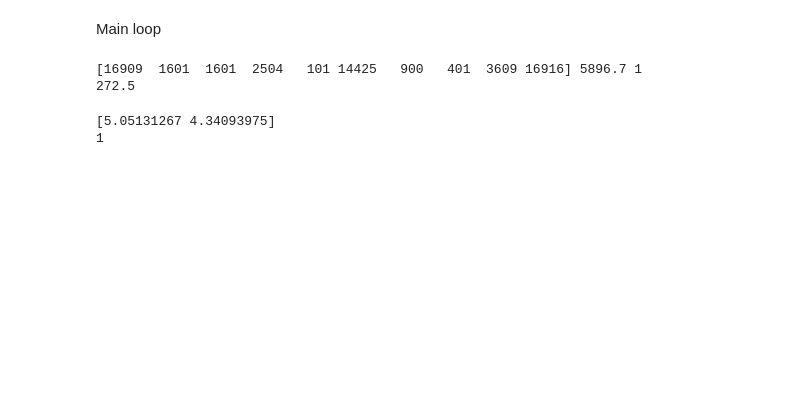
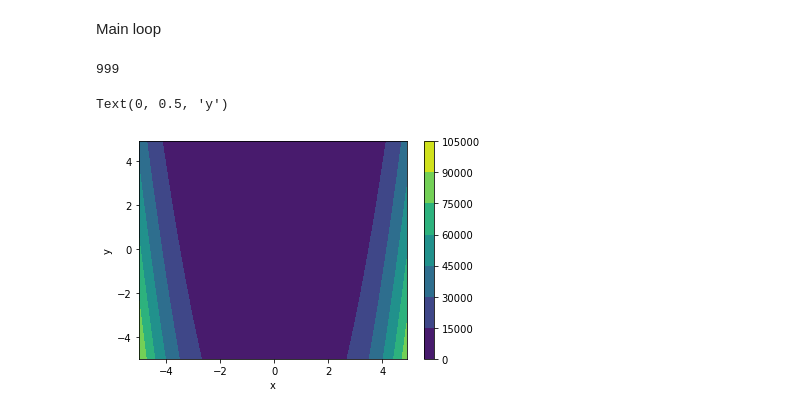
Before and after one commit to cesaromano/PSO-Algorithm, a Jupyter notebook: ACO.ipynb, the cells around one changed output. Saved outputs shown, nothing was run; the diff lists cells and outputs as text; code cells hidden in the pictures; blank space fills up the shorter version.

Commit message:
plots added

```diff
--- a/ACO.ipynb
+++ b/ACO.ipynb
@@ -22,8 +25,6 @@ vx, vy
 Defining the function $f(x,y)=(1-x)^2+100(y-x^2)^2$
 # %%
 def f(x, y):
-    x = int(x)
-    y = int(y)
     return (1-x)**2 + 100*(y-(x**2))**2
 # %% [markdown]
 Initializing 21 pair random particles betwen the range -5, 5
@@ -49,7 +50,8 @@ max_it = 1000 #Initializing the max number of iterations
 Main loop
 # %%
 evalPos = np.array([int(f(positions[particle, 0], positions[particle, 1])) for particle in range(nParticles)]) #gettig the pre-loop particles performances
-print(evalPos, np.mean(evalPos), t)
+#print(f"Initial performance: {evalPos}")
+#print(f"Initial mean performance: {np.mean(evalPos)}")
 
 fResult = []
 
@@ -94,18 +96,26 @@ while t<max_it:
         positions[particle, 0] = positions[particle, 0] + vx[particle] #updating x coordinate
         positions[particle, 1] = positions[particle, 1] + vx[particle] #updating y coordinate
 
-    evalIndPos = np.array([int(f(positions[particle, 0], positions[particle, 1])) for particle in range(len(positions))])
-    fResult.append(np.mean(evalIndPos)) #appending each iteration mean performance
+    evalPos = np.array([int(f(positions[particle, 0], positions[particle, 1])) for particle in range(len(positions))])
+    fResult.append(np.mean(evalPos)) #appending each iteration mean performance
 
     t+=1
 
-print(np.min(fResult))
+#print(np.min(fResult))
+print(len(fResult))
 # %% [output]
-[16909  1601  1601  2504   101 14425   900   401  3609 16916] 5896.7 1
-272.5
+999
-# %%
-print(positions[0])
-print(f(0.0089, 0.0079))
-# %% [output]
-[5.05131267 4.34093975]
-1
+# %%
+x = np.arange(-5.0, 5.0, 0.1)
+y = np.arange(-5.0, 5.0, 0.1)
+X, Y = np.meshgrid(x, y)
+Z = f(X, Y)
+
+plt.contourf(X, Y, Z)
+plt.colorbar()
+plt.xlabel('x')
+plt.ylabel('y')
+#plt.show()
+# %% [output]
+Text(0, 0.5, 'y')
+[figure, added]
```
Also changed, not shown: parts of 5 cells of this notebook.
